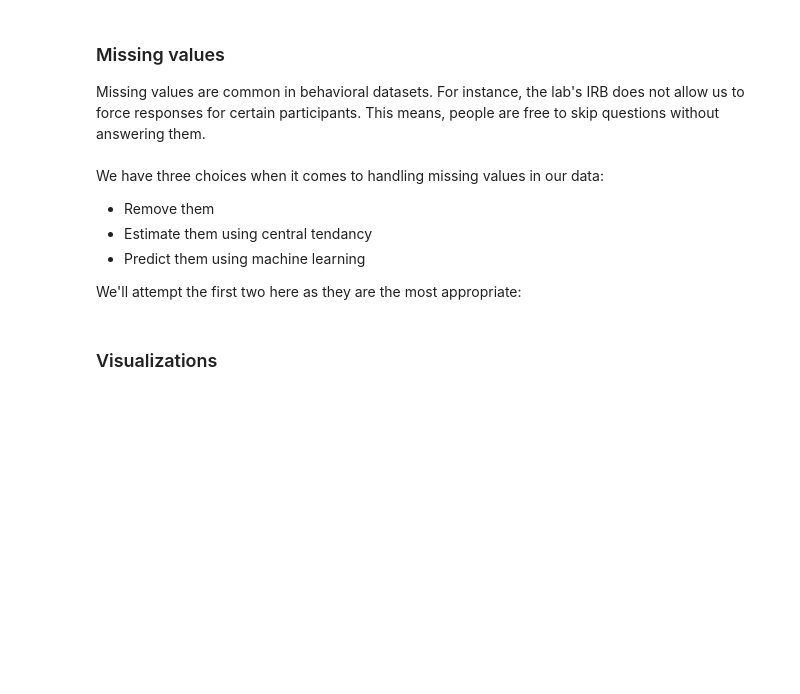
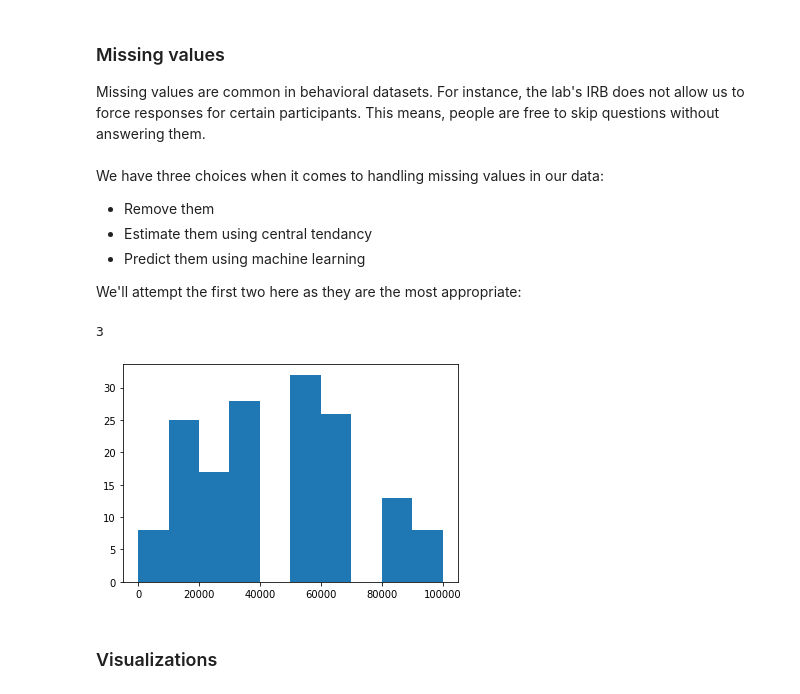
Before and after one commit to KillianMcL/PythonSocSci, a Jupyter notebook: Notebooks/Data Cleaning and Manipulation.ipynb, the cells around one changed output. Cells and saved outputs as stored; diff of their text form; code cells hidden in the pictures; blank space fills up the shorter version.

```diff
--- a/Notebooks/Data Cleaning and Manipulation.ipynb
+++ b/Notebooks/Data Cleaning and Manipulation.ipynb
@@ -81,0 +342,17 @@ Oftentimes data will be exported with values that are uninterpretable. Sometimes
+# %%
+#income
+conditions = [df["income"] == "$65,001-$80,000",
+             df["income"] == "$25,001-$35,000",
+             df["income"] == "$35,001-$50,000",
+             df["income"] == "Over $100,000",
+             df["income"] == "$5,000-$10,000",
+             df["income"] == "$15,001-$25,000",
+             df["income"] == "$80,001-$100,000",
+             df["income"] == "$10,001-$15,000",
+             df["income"] == "$50,001-$65,000",
+             df["income"] == "Under $5,000",
+             df["income"] == "Prefer not to answer"]
+
+choices = [65000, 25000, 35000, 100000, 5000, 15000, 80000, 10000, 50000, 0, np.nan]
+
+df["income_recode"] = np.select(conditions, choices, default = np.nan)
@@ -96,0 +392,4 @@ We'll attempt the first two here as they are the most appropriate:
+# %%
+df["income_recode"].isna().sum()
+# %% [output]
+3
@@ -97,2 +399,9 @@ We'll attempt the first two here as they are the most appropriate:
 # %%
 #Replace using central tendancy
+plt.figure()
+
+plt.hist(df["income_recode"])
+
+plt.show()
+# %% [output]
+[figure, added]
```
Also changed, not shown: parts of 53 cells of this notebook.
